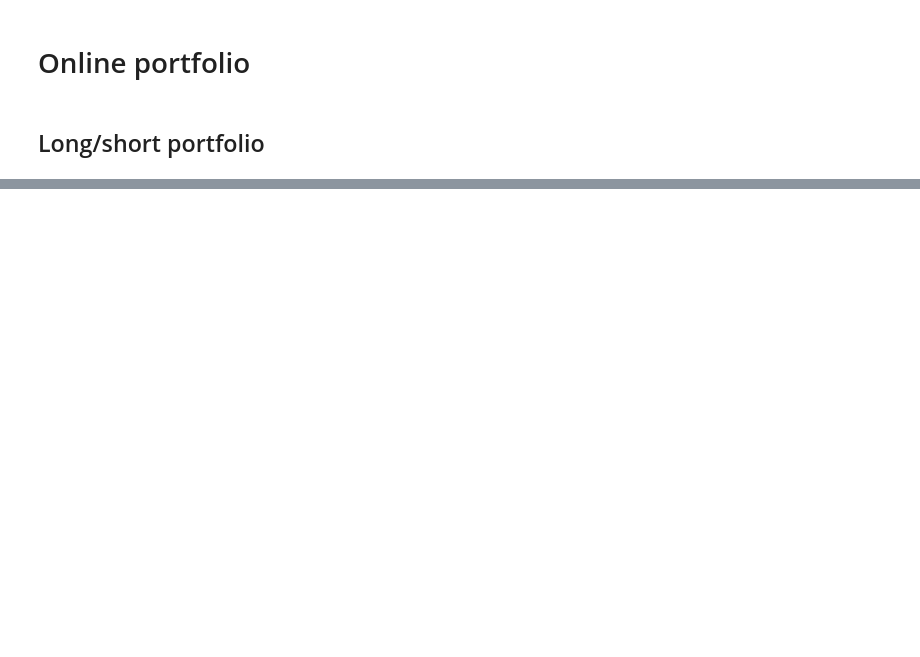
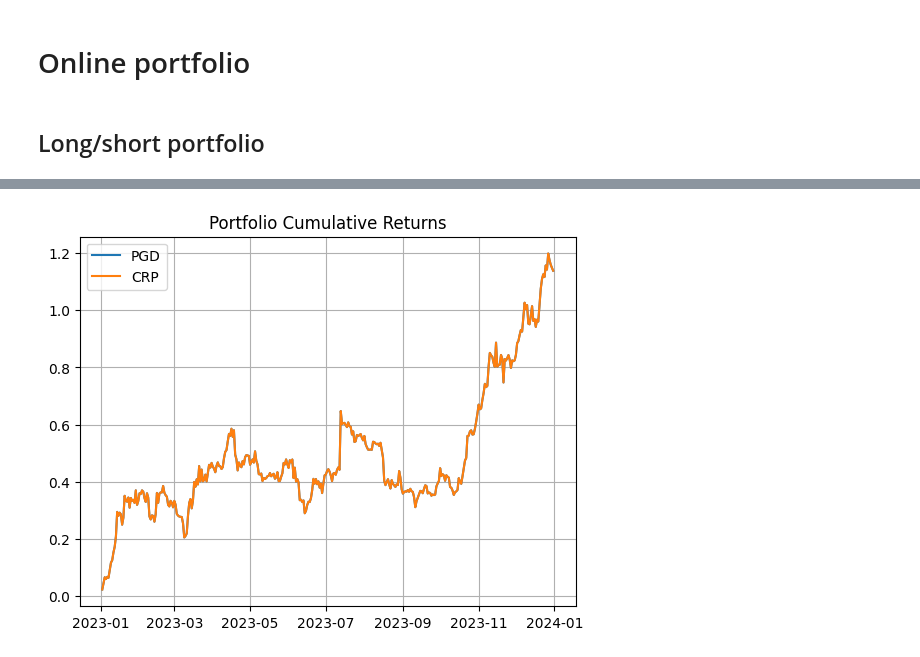
Before and after one commit to jialinyi94/online_pyfolio_opt, a Jupyter notebook: examples/eg_portfolio.ipynb, the cells around one changed output, grey strips where cells are left out. Saved outputs shown, nothing was run; the diff lists cells and outputs as text; code cells hidden in the pictures; blank space fills up the shorter version.

```diff
--- a/examples/eg_portfolio.ipynb
+++ b/examples/eg_portfolio.ipynb
@@ -88,0 +97,10 @@ df_portfolio_return = (
+# %%
+df_static_portfolio_return = (
+    df_returns
+    .select(
+        CRP = pl.sum_horizontal([pl.col(col) / len(df_returns.columns[1:]) for col in df_returns.columns[1:]]),
+        kelly_long_only = pl.sum_horizontal([pl.col(col) * weight for col, weight in zip(df_returns.columns[1:], long_only)]),
+        kelly_long_short = pl.sum_horizontal([pl.col(col) * weight for col, weight in zip(df_returns.columns[1:], long_short)]),
+    )
+)
+df_static_portfolio_return
@@ -99,11 +132,10 @@ Array([0.35150072, 0.49165952], dtype=float32)
 # %%
 import optax
 from potato.optimizer import egd
-from potato.transform import fix_share
 from potato.loss import kelly_loss
 
-eta = 1e-1
-optimizer = egd(learning_rate=1e-1)
+eta = 1e-2
+optimizer = egd(learning_rate=eta)
 opt_state = optimizer.init(returns[0])
 # %%
 @jax.jit
@@ -111,10 +143,9 @@ def step(params, rs, state):
     loss, grad = jax.value_and_grad(kelly_loss)(params, rs)
     updates, state = optimizer.update(grad, state, params)
     params = optax.apply_updates(params, updates)
-    params = fix_share(params, eta)
     return params, state, loss
 
-params = jnp.array([0.5, 0.5])
+params = jnp.ones(returns.shape[1]) / returns.shape[1]
 weights = []
 for i in range(returns.shape[0]):
     weights.append(params)
@@ -130,5 +156,5 @@ The error occurred while tracing the function step at /tmp/ipykernel_114037/2800
 # %%
-df_portfolio_return = df_portfolio_return.with_columns(
+df_portfolio_return = df_static_portfolio_return.with_columns(
     PGD=pl.Series(values=np.sum(weights * np.array(returns), axis=-1))
 )
 # %%
@@ -142,17 +188,20 @@ df_sharpes
 # %%
-df_portfolio_return = (
+df_portfolio_cumret = (
     df_portfolio_return
     .select(cs.datetime(), cs.numeric().add(1).cum_prod().sub(1))
 )
 
 import matplotlib.pyplot as plt
 
-plt.plot(df_returns["Date"], df_portfolio_return["PGD"], label="PGD")
-plt.plot(df_returns["Date"], df_portfolio_return["CRP"], label="CRP")
-plt.plot(df_returns["Date"], df_portfolio_return["kelly_long_only"], label="kelly_long_only", linestyle="--", alpha=0.4)
-plt.plot(df_returns["Date"], df_portfolio_return["kelly_long_short"], label="kelly_long_short", linestyle="--", alpha=0.4)
+plt.plot(df_returns["Date"], df_portfolio_cumret["PGD"], label="PGD")
+plt.plot(df_returns["Date"], df_portfolio_cumret["CRP"], label="CRP")
+# plt.plot(df_returns["Date"], df_portfolio_cumret["kelly_long_only"], label="kelly_long_only", linestyle="--", alpha=0.4)
+# plt.plot(df_returns["Date"], df_portfolio_cumret["kelly_long_short"], label="kelly_long_short", linestyle="--", alpha=0.4)
 # plt.plot(df_returns["Date"], df_portfolio_return["BTC-USD"], label="BTC-USD", linestyle="--", alpha=0.5)
 # plt.plot(df_returns["Date"], df_portfolio_return["ETH-USD"], label="ETH-USD", linestyle="--", alpha=0.5)
 plt.legend()
 plt.grid()
+plt.title("Portfolio Cumulative Returns")
 plt.show()
+# %% [output]
+[figure, added]
```
Also changed, not shown: parts of 11 cells of this notebook.
